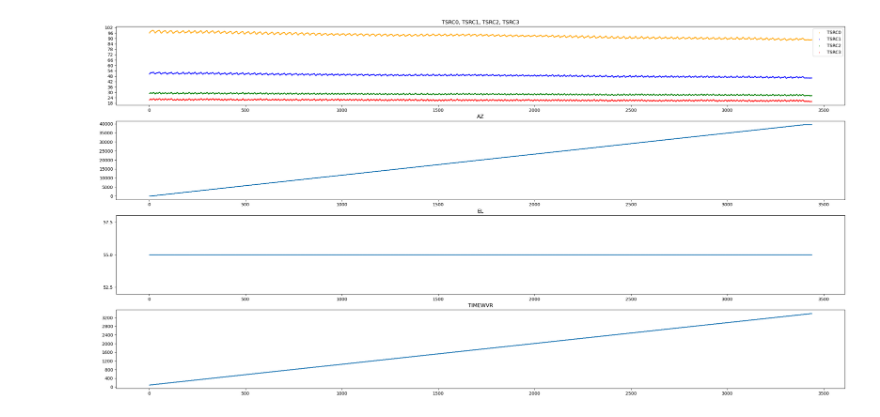
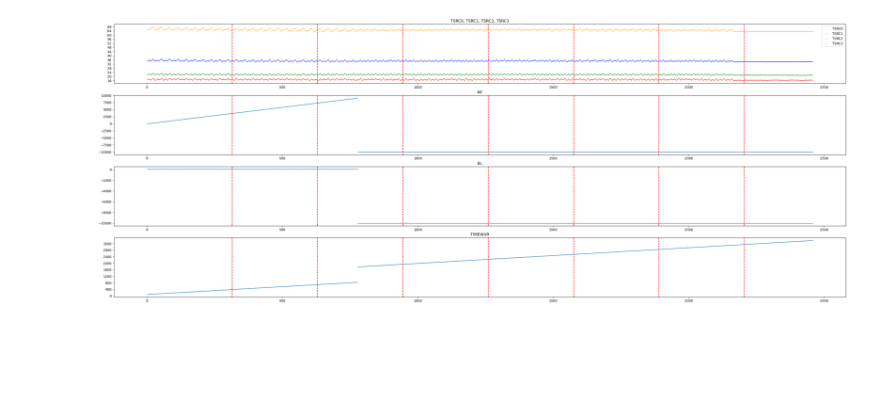
Before and after one commit to ReChen33/252Sum, a Jupyter notebook: Code/Sofia/data/multi_test.ipynb, the cells around one changed output. Drawn from its saved outputs; the diff is of its cells as text; code cells hidden in the pictures; blank space fills up the shorter version.

Commit message:
save multi_plots for comparison

```diff
--- a/Code/Sofia/data/multi_test.ipynb
+++ b/Code/Sofia/data/multi_test.ipynb
@@ -20,7 +20,7 @@ file_list = glob.glob("*.txt")
 new_f = []
 
 
-with open('20240724_110135_scanAz_slow.txt', 'r') as f:
+with open('20240612_190135_scanAz_slow.txt', 'r') as f:
     # Read the file line by line
     for line in f:
         if line.startswith('#'):
@@ -31,15 +31,11 @@ with open('20240724_110135_scanAz_slow.txt', 'r') as f:
 df = pd.DataFrame(new_f)
 
 #plot
-fig, axs = plt.subplots(figsize=(30, 15), nrows=4 )
-#plt.figure(figsize=(10, 6))
-# plt.plot(df.index, df[0], label='TIME')
-# plt.title('TIME')
-# plt.show()
-# plt.close()
+fig, axs = plt.subplots(figsize=(40, 15), nrows=4 )
+
 timewvr = df[1][1:].astype(float)
 
-axs[3].scatter(df.index[1:], timewvr, label='TIMEWVR', s=0.5)
+axs[3].scatter(df.index[1:], timewvr, label='TIMEWVR', s=0.2)
 axs[3].set_title('TIMEWVR')
 axs[3].yaxis.set_major_locator(MaxNLocator(nbins=10))
 
@@ -54,38 +50,46 @@ T0_75 = np.percentile(T0, 75)
 T0_ave = np.mean(T0)
 T0_std = np.std(T0)
 T0_max = np.max(T0)
 T0_min = np.min(T0)
 
 # print(f"TSRC0 - 25th percentile: {T0_25}")
 # print(f"TSRC0 - 50th percentile: {T0_50}")
 # print(f"TSRC0 - 75th percentile: {T0_75}")
 # print(f"TSRC0 - average: {T0_ave}")
 # print(f"TSRC0 - std deviation: {T0_std}")
 # print(f"TSRC0 - max: {T0_max}")
 # print(f"TSRC0 - min: {T0_min}")
 
-axs[0].scatter(df.index[1:], T0, label='TSRC0', color='orange', s=0.5)
-axs[0].scatter(df.index[1:], T1, label='TSRC1', color='blue', s=0.5)
-axs[0].scatter(df.index[1:], T2, label='TSRC2', color='green', s=0.5)
-axs[0].scatter(df.index[1:], T3, label='TSRC3', color='red', s=0.5)
+axs[0].scatter(df.index[1:], T0, label='TSRC0', color='orange', s=0.2)
+axs[0].scatter(df.index[1:], T1, label='TSRC1', color='blue', s=0.2)
+axs[0].scatter(df.index[1:], T2, label='TSRC2', color='green', s=0.2)
+axs[0].scatter(df.index[1:], T3, label='TSRC3', color='red', s=0.2)
 axs[0].set_title('TSRC0, TSRC1, TSRC2, TSRC3')
 axs[0].yaxis.set_major_locator(MaxNLocator(nbins=15))
 axs[0].legend()
 
 El = df[23][1:].astype(float)
 
-axs[2].scatter(df.index[1:], El, label='EL', s=0.5)
+axs[2].scatter(df.index[1:], El, label='EL', s=0.2)
 axs[2].set_title('EL')
-axs[2].yaxis.set_major_locator(MaxNLocator(nbins=3))
+axs[2].set_yscale('symlog')
+#axs[2].yaxis.set_major_locator(MaxNLocator(nbins=3))
 
 AZ = df[24][1:].astype(float)
 
-axs[1].scatter(df.index[1:], AZ, label='AZ', s=0.5)
+axs[1].scatter(df.index[1:], AZ, label='AZ', s=0.2)
 axs[1].set_title('AZ')
 axs[1].yaxis.set_major_locator(MaxNLocator(nbins=10))
+
+#create vertical line for every 315 index
+for i in range(315, len(df), 315):
+    axs[0].axvline(x=i, color='r', linestyle='--')
+    axs[1].axvline(x=i, color='r', linestyle='--')
+    axs[2].axvline(x=i, color='r', linestyle='--')
+    axs[3].axvline(x=i, color='r', linestyle='--')
 
 plt.show()
 fig.savefig('scanAz_slow.png', dpi=400)
 plt.close()
 # %% [output]
-[figure, old version]
+[figure, new version]
```
Also changed, not shown: parts of 2 cells of this notebook, 3 other files.
